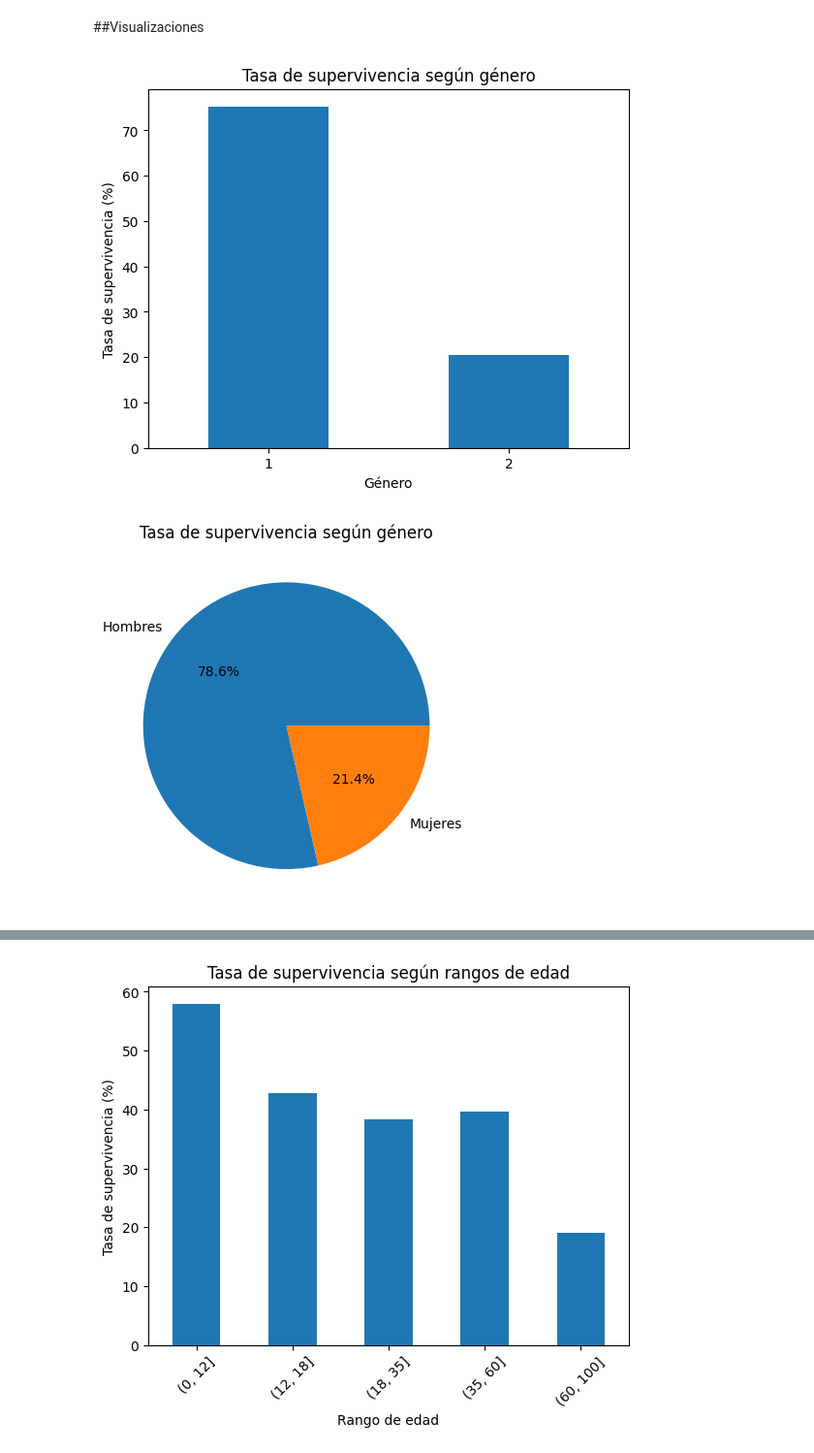
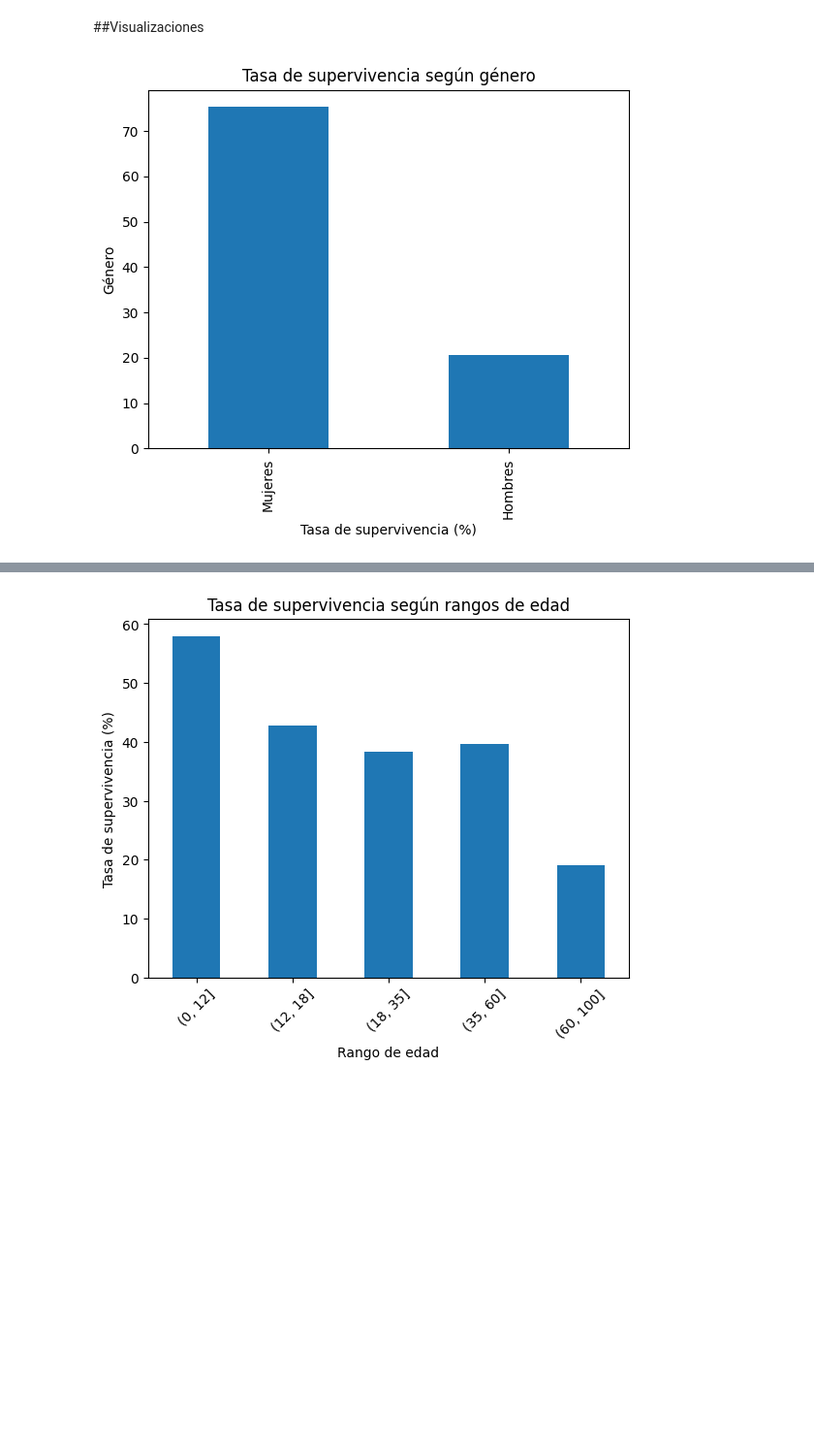
Before and after one commit to carlosvasquez3/M.Sc.-in-Data-Science, a Jupyter notebook: Proyecto_Unidad2.ipynb, the cells around one changed output, grey strips where cells are left out. Shown at 97% size. Saved outputs shown, nothing was run; the diff lists cells and outputs as text; code cells hidden in the pictures; blank space fills up the shorter version.

```diff
--- a/Proyecto_Unidad2.ipynb
+++ b/Proyecto_Unidad2.ipynb
@@ -356,29 +362,18 @@ Tasa de supervivencia de pasajeros embarcados en Southampton:  36.28 %
 Los pasajeros que embarcaron en Cherbourg presentaron la mayor tasa de supervivencia, con un 60,77 %.
 # %% [markdown]
 ##Visualizaciones
-# %%
-tasa_supervivencia_genero = df.groupby('Sex')['Survived'].mean() * 100
-
-tasa_supervivencia_genero.index = ['Hombres', 'Mujeres']
-
-tasa_supervivencia_genero.plot(kind='bar')
-
-plt.title('Tasa de supervivencia según género')
-plt.xlabel('Género')
-plt.ylabel('Tasa de supervivencia (%)')
-plt.xticks(rotation=0)
-plt.show()
-
-tasa_genero = df.groupby('Sex')['Survived'].mean()
-
-plt.pie(
-    tasa_genero,
-    labels=['Hombres', 'Mujeres'],
-    autopct='%1.1f%%'
-)
-
-plt.title('Tasa de supervivencia según género')
-plt.show()
-# %% [output]
-[figure, removed]
-[figure, removed]
+# %%
+tasa_genero = df.groupby('Sex')['Survived'].mean() * 100 # Se agrupa por la variable genero y se obtiene el promedio de supervivencia
+
+tasa_genero.index = ['Mujeres', 'Hombres']  # 1 corresponde a Mujeres y 2 a Hombres según la codificación realizada
+
+tasa_genero.plot(kind='bar')  # Se genera el gráfico de barras
+
+# Se agregan título y etiquetas a los ejes
+
+plt.title('Tasa de supervivencia según género')
+plt.xlabel('Tasa de supervivencia (%)')
+plt.ylabel('Género')
+plt.show()
+# %% [output]
+[figure, added]
```
Also changed, not shown: parts of 16 cells of this notebook.
